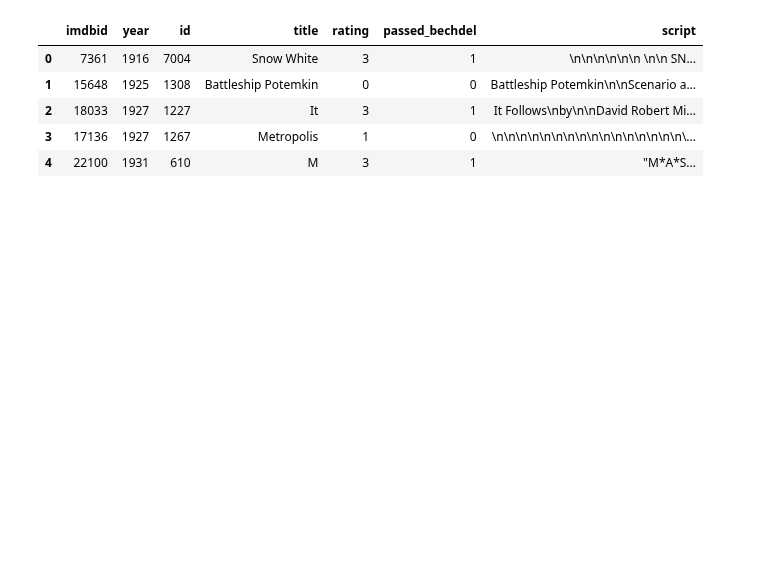
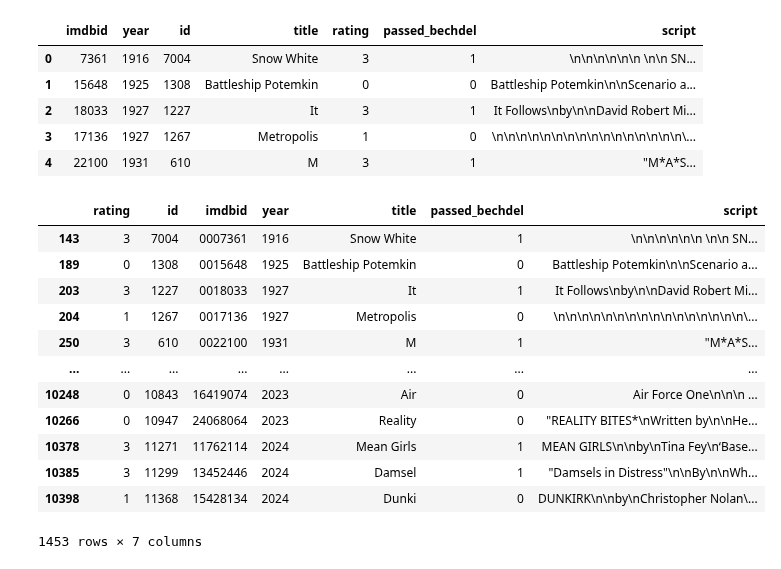
Before and after one commit to sigridbom/NLP_exam, a Jupyter notebook: bechdel_labels.ipynb, the cells around one changed output. Cells and saved outputs as stored; diff of their text form; code cells hidden in the pictures; blank space fills up the shorter version.

```diff
--- a/bechdel_labels.ipynb
+++ b/bechdel_labels.ipynb
@@ -424,3 +460,19 @@ Name: script, Length: 1450, dtype: object
 | 2 | 18033 | 1927 | 1227 | It | 3 | 1 | It Follows\nby\n\nDavid Robert Mi... |
 | 3 | 17136 | 1927 | 1267 | Metropolis | 1 | 0 | \n\n\n\n\n\n\n\n\n\n\n\n\n\n\n\n\... |
 | 4 | 22100 | 1931 | 610 | M | 3 | 1 | "M*A*S... |
+# %%
+filtered_df
+# %% [output]
+|  | rating | id | imdbid | year | title | passed_bechdel | script |
+| 143 | 3 | 7004 | 0007361 | 1916 | Snow White | 1 | \n\n\n\n\n\n \n\n SN... |
+| 189 | 0 | 1308 | 0015648 | 1925 | Battleship Potemkin | 0 | Battleship Potemkin\n\nScenario a... |
+| 203 | 3 | 1227 | 0018033 | 1927 | It | 1 | It Follows\nby\n\nDavid Robert Mi... |
+| 204 | 1 | 1267 | 0017136 | 1927 | Metropolis | 0 | \n\n\n\n\n\n\n\n\n\n\n\n\n\n\n\n\... |
+| 250 | 3 | 610 | 0022100 | 1931 | M | 1 | "M*A*S... |
+| ... | ... | ... | ... | ... | ... | ... | ... |
+| 10248 | 0 | 10843 | 16419074 | 2023 | Air | 0 | Air Force One\n\n\n ... |
+| 10266 | 0 | 10947 | 24068064 | 2023 | Reality | 0 | "REALITY BITES*\nWritten by\n\nHe... |
+| 10378 | 3 | 11271 | 11762114 | 2024 | Mean Girls | 1 | MEAN GIRLS\n\nby\nTina Fey\n‘Base... |
+| 10385 | 3 | 11299 | 13452446 | 2024 | Damsel | 1 | "Damsels in Distress"\n\nBy\n\nWh... |
+| 10398 | 1 | 11368 | 15428134 | 2024 | Dunki | 0 | DUNKIRK\n\nby\nChristopher Nolan\... |
+1453 rows × 7 columns
```
Also changed, not shown: parts of 21 cells of this notebook.
